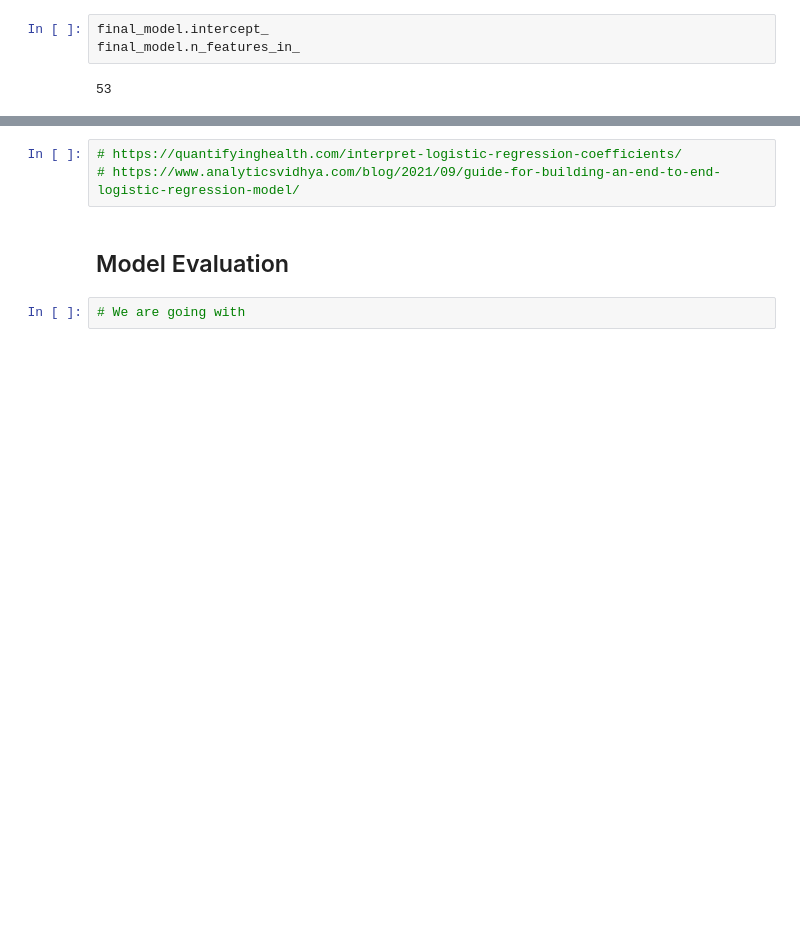
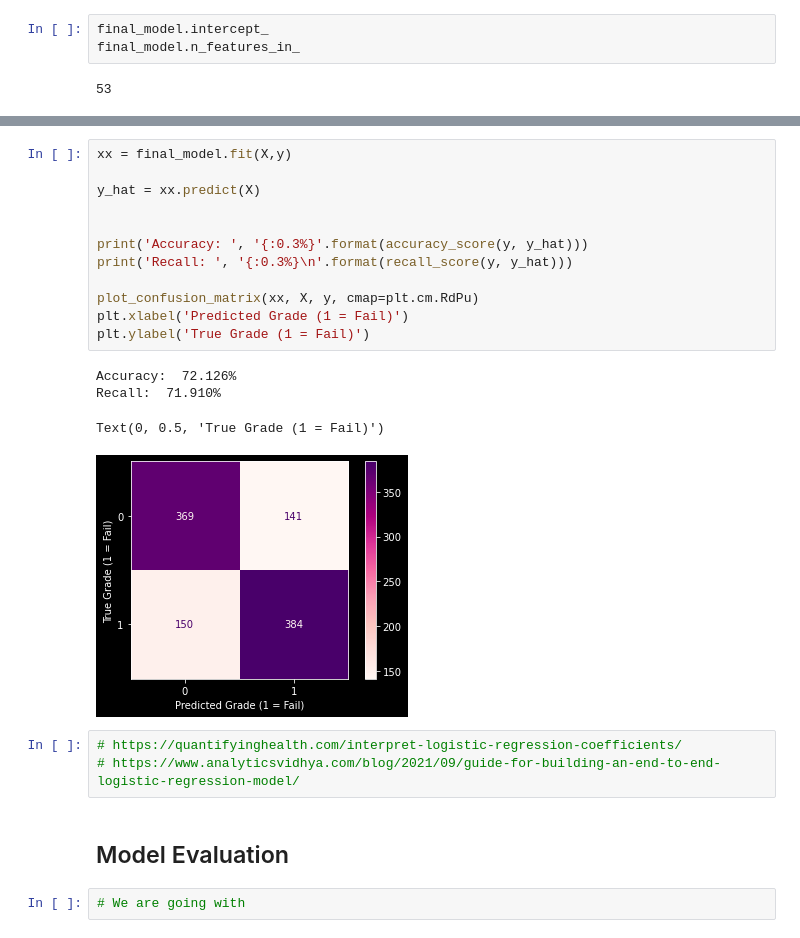
Before and after one commit to sabinabains/dsc-phase-3-project, a Jupyter notebook: dsc-phase-3-project-3.25.22.ipynb, the cells around one changed output, grey strips where cells are left out. Saved outputs shown, nothing was run; the diff lists cells and outputs as text; blank space fills up the shorter version.

```diff
--- a/dsc-phase-3-project-3.25.22.ipynb
+++ b/dsc-phase-3-project-3.25.22.ipynb
@@ -532,3 +557,20 @@ coefs.sort_values(by='coefficient', ascending = False).head()
+# %%
+xx = final_model.fit(X,y)
+
+y_hat = xx.predict(X)
+
+
+print('Accuracy: ', '{:0.3%}'.format(accuracy_score(y, y_hat)))
+print('Recall: ', '{:0.3%}\n'.format(recall_score(y, y_hat)))
+
+plot_confusion_matrix(xx, X, y, cmap=plt.cm.RdPu)
+plt.xlabel('Predicted Grade (1 = Fail)')
+plt.ylabel('True Grade (1 = Fail)')
+# %% [output]
+Accuracy:  72.126%
+Recall:  71.910%
+Text(0, 0.5, 'True Grade (1 = Fail)')
+[figure, added]
 # %%
 # https://quantifyinghealth.com/interpret-logistic-regression-coefficients/
 # https://www.analyticsvidhya.com/blog/2021/09/guide-for-building-an-end-to-end-logistic-regression-model/
```
Also changed, not shown: parts of 22 cells of this notebook, 3 other files.
